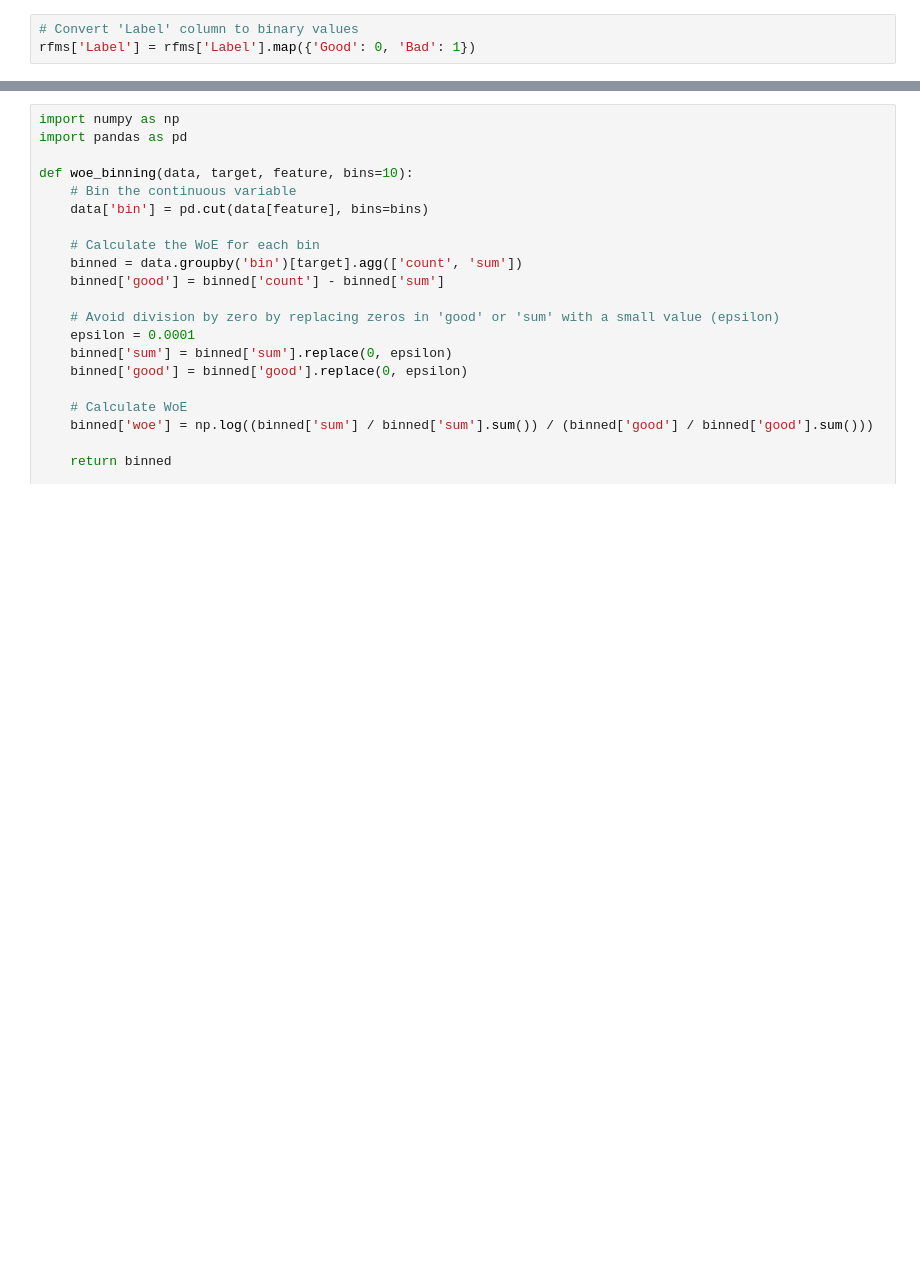
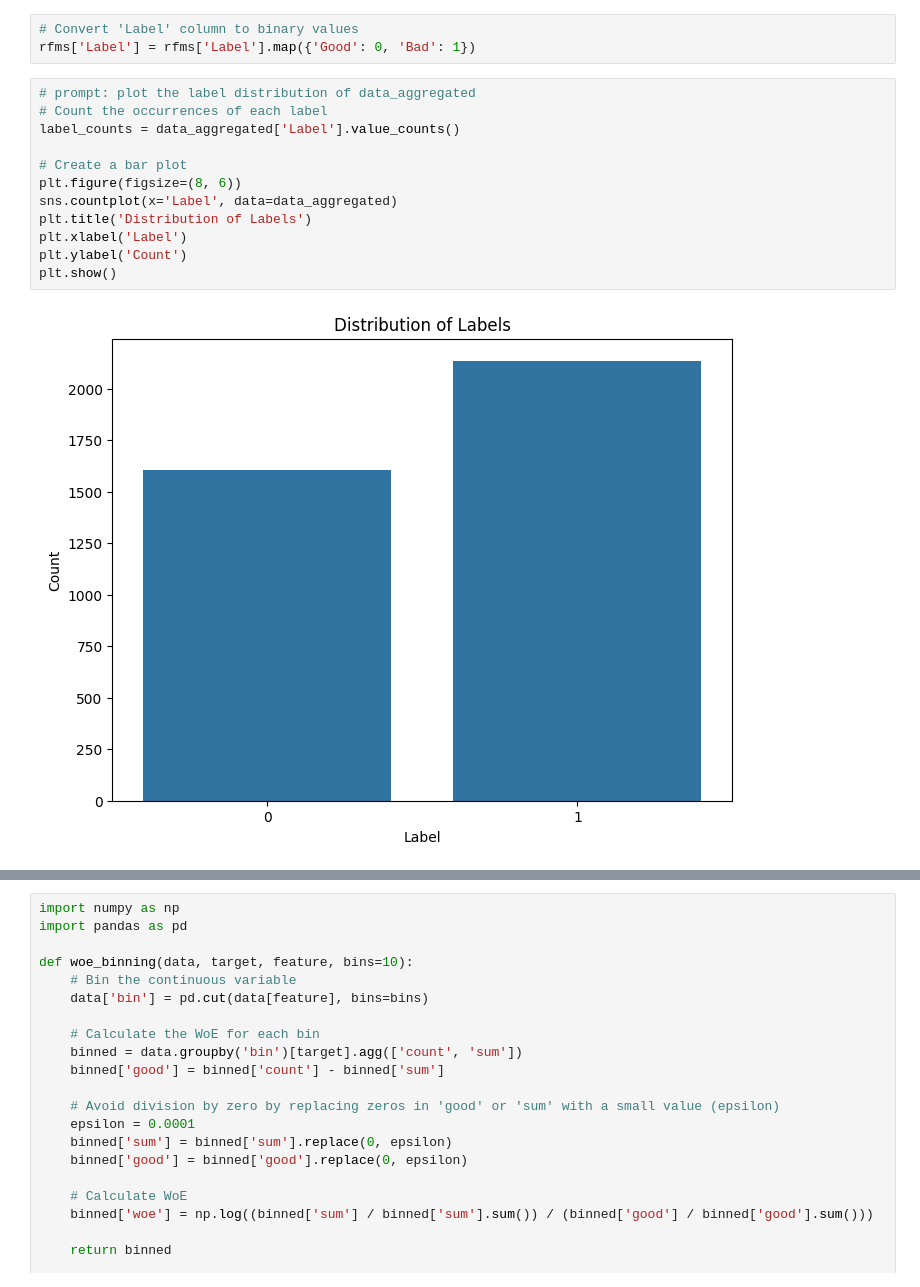
Before and after one commit to Bekyy/credit-scoring-model-, a Jupyter notebook: notebooks/preprocessing.ipynb, the cells around one changed output, grey strips where cells are left out. Saved outputs shown, nothing was run; the diff lists cells and outputs as text; blank space fills up the shorter version.

```diff
--- a/notebooks/preprocessing.ipynb
+++ b/notebooks/preprocessing.ipynb
@@ -368,3 +368,17 @@ data_aggregated.to_csv(datapath)
 # %%
 # Convert 'Label' column to binary values
 rfms['Label'] = rfms['Label'].map({'Good': 0, 'Bad': 1})
+# %%
+# prompt: plot the label distribution of data_aggregated
+# Count the occurrences of each label
+label_counts = data_aggregated['Label'].value_counts()
+
+# Create a bar plot
+plt.figure(figsize=(8, 6))
+sns.countplot(x='Label', data=data_aggregated)
+plt.title('Distribution of Labels')
+plt.xlabel('Label')
+plt.ylabel('Count')
+plt.show()
+# %% [output]
+[figure, added]
```
Also changed, not shown: parts of 1 cell of this notebook, 4 other files.
